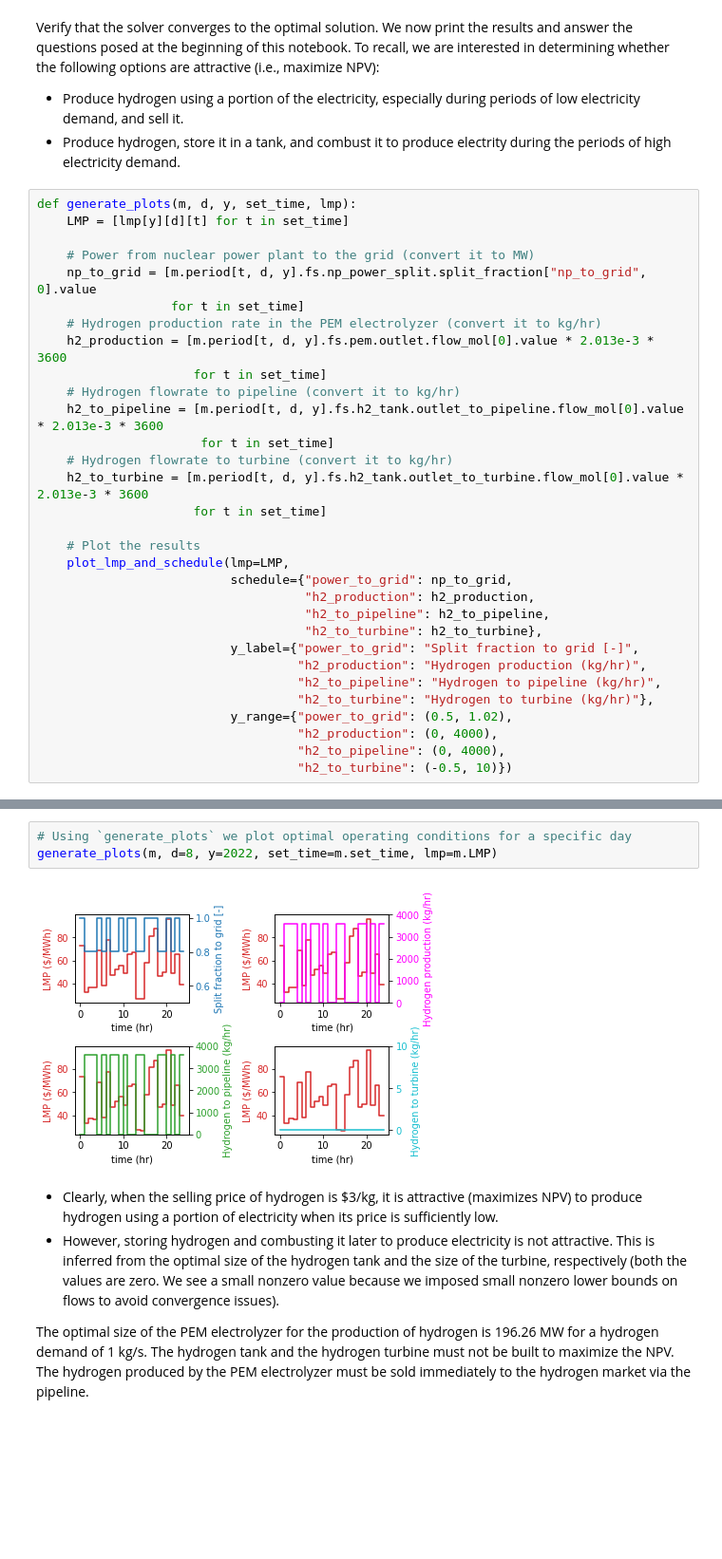
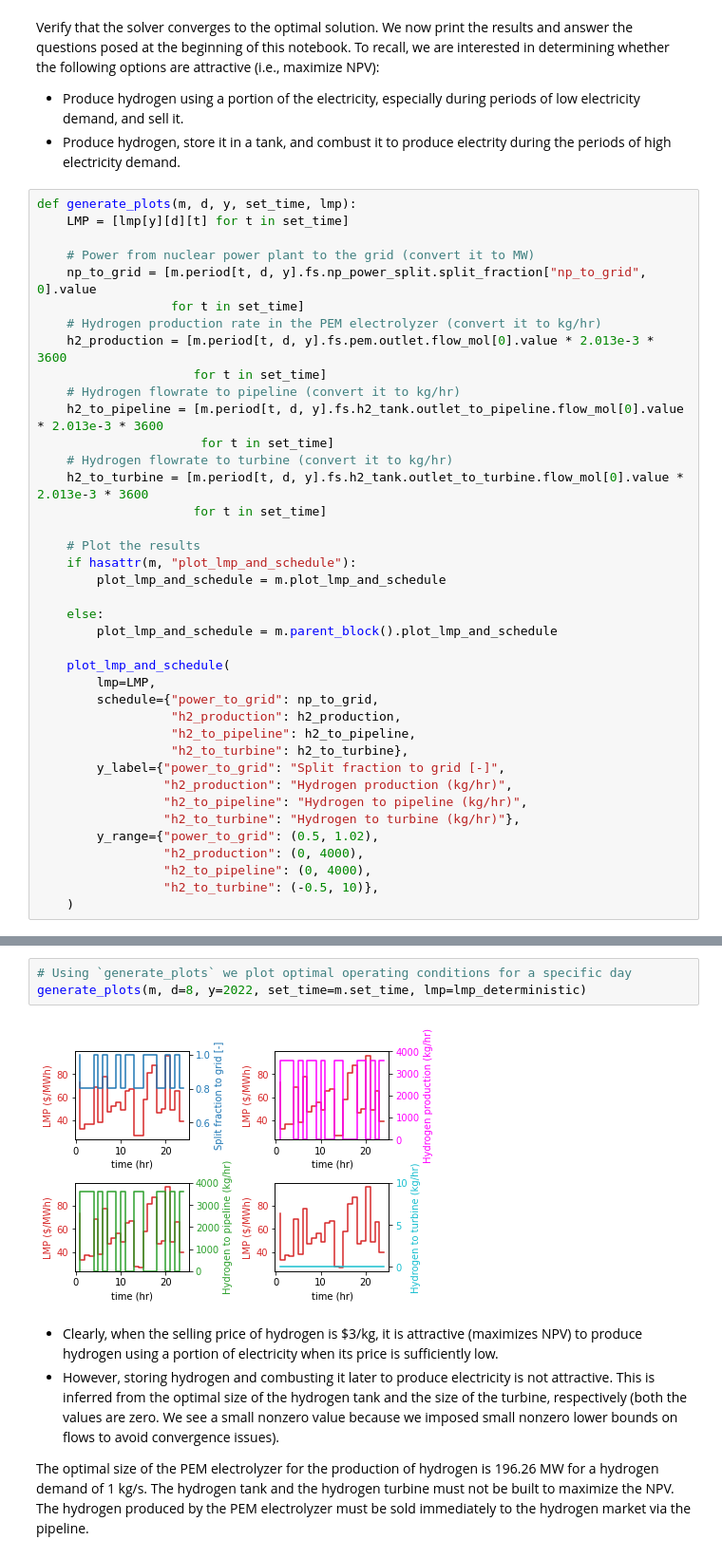
Before and after one commit to gmlc-dispatches/dispatches, a Jupyter notebook: dispatches/case_studies/nuclear_case/multiperiod_design_pricetaker.ipynb, the cells around one changed output, grey strips where cells are left out. Shown at 95% size. Saved outputs shown, nothing was run; the diff lists cells and outputs as text; blank space fills up the shorter version.

```diff
--- a/dispatches/case_studies/nuclear_case/multiperiod_design_pricetaker.ipynb
+++ b/dispatches/case_studies/nuclear_case/multiperiod_design_pricetaker.ipynb
@@ -562,19 +636,27 @@ def generate_plots(m, d, y, set_time, lmp):
                      for t in set_time]
 
     # Plot the results
-    plot_lmp_and_schedule(lmp=LMP,
-                          schedule={"power_to_grid": np_to_grid,
-                                    "h2_production": h2_production,
-                                    "h2_to_pipeline": h2_to_pipeline,
-                                    "h2_to_turbine": h2_to_turbine},
-                          y_label={"power_to_grid": "Split fraction to grid [-]",
-                                   "h2_production": "Hydrogen production (kg/hr)",
-                                   "h2_to_pipeline": "Hydrogen to pipeline (kg/hr)",
-                                   "h2_to_turbine": "Hydrogen to turbine (kg/hr)"},
-                          y_range={"power_to_grid": (0.5, 1.02),
-                                   "h2_production": (0, 4000),
-                                   "h2_to_pipeline": (0, 4000),
-                                   "h2_to_turbine": (-0.5, 10)})
+    if hasattr(m, "plot_lmp_and_schedule"):
+        plot_lmp_and_schedule = m.plot_lmp_and_schedule
+
+    else:
+        plot_lmp_and_schedule = m.parent_block().plot_lmp_and_schedule
+
+    plot_lmp_and_schedule(
+        lmp=LMP,
+        schedule={"power_to_grid": np_to_grid,
+                  "h2_production": h2_production,
+                  "h2_to_pipeline": h2_to_pipeline,
+                  "h2_to_turbine": h2_to_turbine},
+        y_label={"power_to_grid": "Split fraction to grid [-]",
+                 "h2_production": "Hydrogen production (kg/hr)",
+                 "h2_to_pipeline": "Hydrogen to pipeline (kg/hr)",
+                 "h2_to_turbine": "Hydrogen to turbine (kg/hr)"},
+        y_range={"power_to_grid": (0.5, 1.02),
+                 "h2_production": (0, 4000),
+                 "h2_to_pipeline": (0, 4000),
+                 "h2_to_turbine": (-0.5, 10)},
+    )
 # %%
 # Print Results
 print("Optimal PEM capacity    : ", m.pem_capacity.value * 1e-3, "MW")
@@ -591,8 +673,8 @@ OPtimal turbine capacity:  9.076695580817415e-05 MW
 # %%
 # Using `generate_plots` we plot optimal operating conditions for a specific day
-generate_plots(m, d=8, y=2022, set_time=m.set_time, lmp=m.LMP)
+generate_plots(m, d=8, y=2022, set_time=m.set_time, lmp=lmp_deterministic)
 # %% [output]
-[figure, old version]
+[figure, new version]
 # %% [markdown]
 - Clearly, when the selling price of hydrogen is $3/kg, it is attractive (maximizes NPV) to produce hydrogen using a portion of electricity when its price is sufficiently low.
 - However, storing hydrogen and combusting it later to produce electricity is not attractive. This is inferred from the optimal size of the hydrogen tank and the size of the turbine, respectively (both the values are zero. We see a small nonzero value because we imposed small nonzero lower bounds on flows to avoid convergence issues).
```
Also changed, not shown: parts of 38 cells of this notebook, 7 other files.
